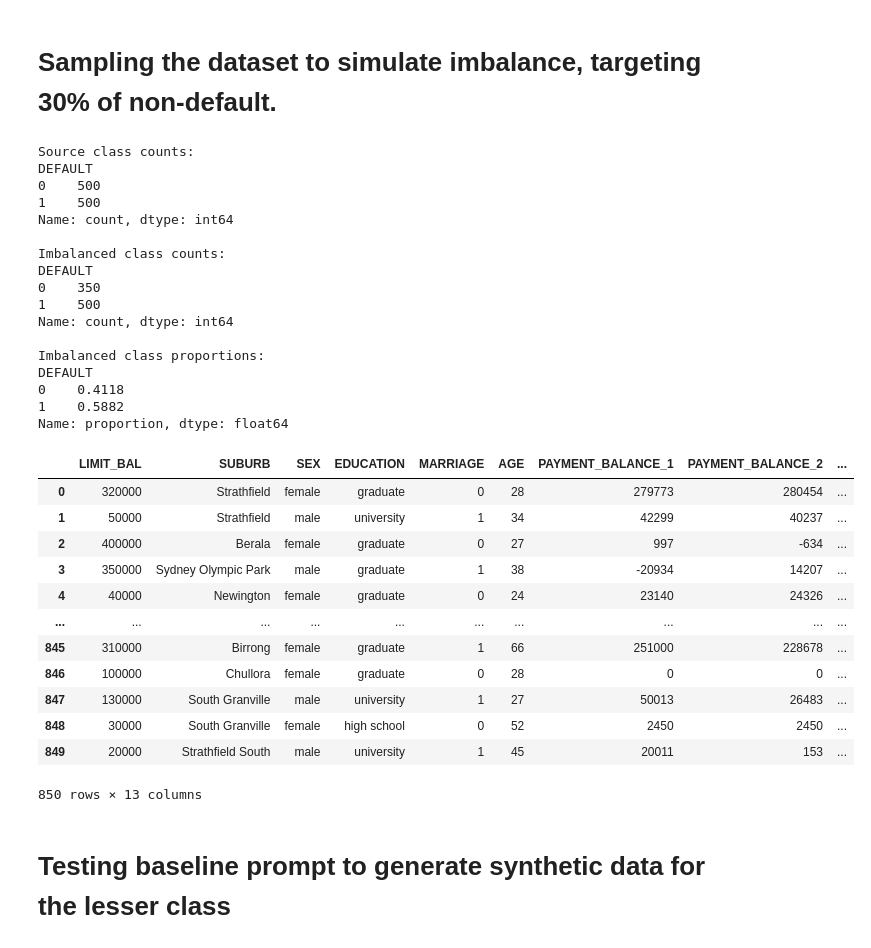
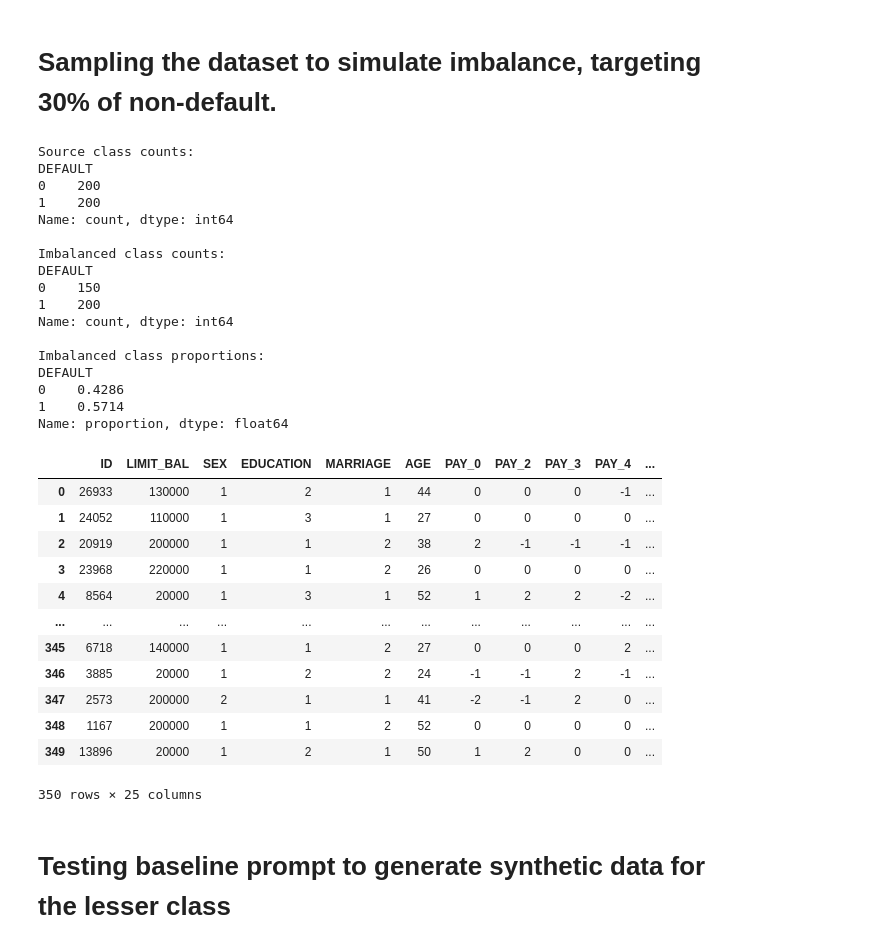
Before and after one commit to sydneycally-inclane-2812/gen-ai-prompt-evaluation, a Jupyter notebook: building-dataset.ipynb, the cells around one changed output. Drawn from its saved outputs; the diff is of its cells as text; code cells hidden in the pictures.

```diff
--- a/building-dataset.ipynb
+++ b/building-dataset.ipynb
@@ -329,10 +344,23 @@ draw_analytics(clean_df)
 # Rebalance dataset by stratified sampling from the non-default group,
 # while sampling both classes to the same target size.
 random_state = 42
-target_per_class = 500
+target_per_class = 200
+# Support both target names: cleaned (DEFAULT) and original (default.payment.next.month).
+target_col = None
+if "DEFAULT" in clean_df.columns:
+    target_col = "DEFAULT"
+elif "default.payment.next.month" in clean_df.columns:
+    target_col = "default.payment.next.month"
+else:
+    raise ValueError("Target column not found. Expected 'DEFAULT' or 'default.payment.next.month'.")
 
-default_full = clean_df[clean_df["DEFAULT"] == 1].copy()
-nondefault_df = clean_df[clean_df["DEFAULT"] == 0].copy()
+# Work on a copy with standardized target name for downstream cells.
+source_df = clean_df.copy()
+if target_col != "DEFAULT":
+    source_df = source_df.rename(columns={target_col: "DEFAULT"})
+
+default_full = source_df[source_df["DEFAULT"] == 1].copy()
+nondefault_df = source_df[source_df["DEFAULT"] == 0].copy()
 
 # Sample DEFAULT class directly to target size (or max available).
 n_default = min(target_per_class, len(default_full))
@@ -388,13 +416,13 @@ balanced_df = pd.concat([default_df, sampled_nondefault_df], ignore_index=True)
 balanced_df = balanced_df.sample(frac=1, random_state=random_state).reset_index(drop=True)
 
 print("Original class counts:")
-print(clean_df["DEFAULT"].value_counts().sort_index())
+print(source_df["DEFAULT"].value_counts().sort_index())
 print("\nBalanced class counts:")
 print(balanced_df["DEFAULT"].value_counts().sort_index())
 if n_default < target_per_class or target_nondefault_n < target_per_class:
-    print("\nNote: One or both classes had fewer than 5000 rows, so max available rows were used.")
+    print(f"\nNote: One or both classes had fewer than {target_per_class} rows, so max available rows were used.")
 
-# Quick checks: compare marginal distributions before vs sampled non-default.
+# Compare marginal distributions before vs sampled non-default.
 for col in ["SEX", "EDUCATION", "MARRIAGE"]:
     original_dist = nondefault_df[col].value_counts(normalize=True).sort_index()
     sampled_dist = sampled_nondefault_df[col].value_counts(normalize=True).sort_index()
@@ -580,7 +608,7 @@ def evaluate_generated_data(real_df, generated_df, target_col="DEFAULT"):
 # %%
 # Sampling the dataset to simulate imbalance, targeting 30% of non-default.
 random_state = 42
-retain_nondefault_frac = 0.7
+retain_nondefault_frac = 0.75
 
 # Use balanced_df if available; otherwise fallback to clean_df.
 source_df = balanced_df.copy() if "balanced_df" in locals() else clean_df.copy()
@@ -629,52 +657,52 @@ for s, n in alloc.items():
             nondefault_df[nondefault_df["STRATA"] == s].sample(n=n, random_state=random_state)
         )
 
 sampled_nondefault_df = pd.concat(sampled_nondefault_parts, ignore_index=True)
 sampled_nondefault_df = sampled_nondefault_df.drop(columns=["AGE_BIN", "STRATA"], errors="ignore")
 
 # Imbalanced dataset: keep all defaults + 30% of non-default.
 imbalanced_df = pd.concat([default_df, sampled_nondefault_df], ignore_index=True)
 imbalanced_df = imbalanced_df.sample(frac=1, random_state=random_state).reset_index(drop=True)
 
 print("Source class counts:")
 print(source_df["DEFAULT"].value_counts().sort_index())
 print("\nImbalanced class counts:")
 print(imbalanced_df["DEFAULT"].value_counts().sort_index())
 print("\nImbalanced class proportions:")
 print(imbalanced_df["DEFAULT"].value_counts(normalize=True).sort_index().round(4))
 
 imbalanced_df
 # %% [output]
 Source class counts:
 DEFAULT
-0    500
-1    500
+0    200
+1    200
 Name: count, dtype: int64
 
 Imbalanced class counts:
 DEFAULT
-0    350
-1    500
+0    150
+1    200
 Name: count, dtype: int64
 
 Imbalanced class proportions:
 DEFAULT
-0    0.4118
-1    0.5882
+0    0.4286
+1    0.5714
 Name: proportion, dtype: float64
-|  | LIMIT_BAL | SUBURB | SEX | EDUCATION | MARRIAGE | AGE | PAYMENT_BALANCE_1 | PAYMENT_BALANCE_2 | ... |
-| 0 | 320000 | Strathfield | female | graduate | 0 | 28 | 279773 | 280454 | ... |
-| 1 | 50000 | Strathfield | male | university | 1 | 34 | 42299 | 40237 | ... |
-| 2 | 400000 | Berala | female | graduate | 0 | 27 | 997 | -634 | ... |
-| 3 | 350000 | Sydney Olympic Park | male | graduate | 1 | 38 | -20934 | 14207 | ... |
-| 4 | 40000 | Newington | female | graduate | 0 | 24 | 23140 | 24326 | ... |
-| ... | ... | ... | ... | ... | ... | ... | ... | ... | ... |
-| 845 | 310000 | Birrong | female | graduate | 1 | 66 | 251000 | 228678 | ... |
-| 846 | 100000 | Chullora | female | graduate | 0 | 28 | 0 | 0 | ... |
-| 847 | 130000 | South Granville | male | university | 1 | 27 | 50013 | 26483 | ... |
-| 848 | 30000 | South Granville | female | high school | 0 | 52 | 2450 | 2450 | ... |
-| 849 | 20000 | Strathfield South | male | university | 1 | 45 | 20011 | 153 | ... |
+|  | ID | LIMIT_BAL | SEX | EDUCATION | MARRIAGE | AGE | PAY_0 | PAY_2 | PAY_3 | PAY_4 | ... |
+| 0 | 26933 | 130000 | 1 | 2 | 1 | 44 | 0 | 0 | 0 | -1 | ... |
+| 1 | 24052 | 110000 | 1 | 3 | 1 | 27 | 0 | 0 | 0 | 0 | ... |
+| 2 | 20919 | 200000 | 1 | 1 | 2 | 38 | 2 | -1 | -1 | -1 | ... |
+| 3 | 23968 | 220000 | 1 | 1 | 2 | 26 | 0 | 0 | 0 | 0 | ... |
+| 4 | 8564 | 20000 | 1 | 3 | 1 | 52 | 1 | 2 | 2 | -2 | ... |
+| ... | ... | ... | ... | ... | ... | ... | ... | ... | ... | ... | ... |
+| 345 | 6718 | 140000 | 1 | 1 | 2 | 27 | 0 | 0 | 0 | 2 | ... |
+| 346 | 3885 | 20000 | 1 | 2 | 2 | 24 | -1 | -1 | 2 | -1 | ... |
+| 347 | 2573 | 200000 | 2 | 1 | 1 | 41 | -2 | -1 | 2 | 0 | ... |
+| 348 | 1167 | 200000 | 1 | 1 | 2 | 52 | 0 | 0 | 0 | 0 | ... |
+| 349 | 13896 | 20000 | 1 | 2 | 1 | 50 | 1 | 2 | 0 | 0 | ... |
-850 rows × 13 columns
+350 rows × 25 columns
 # %% [markdown]
 # Testing baseline prompt to generate synthetic data for the lesser class
 # %%
```
Also changed, not shown: parts of 9 cells of this notebook, 4 other files.
